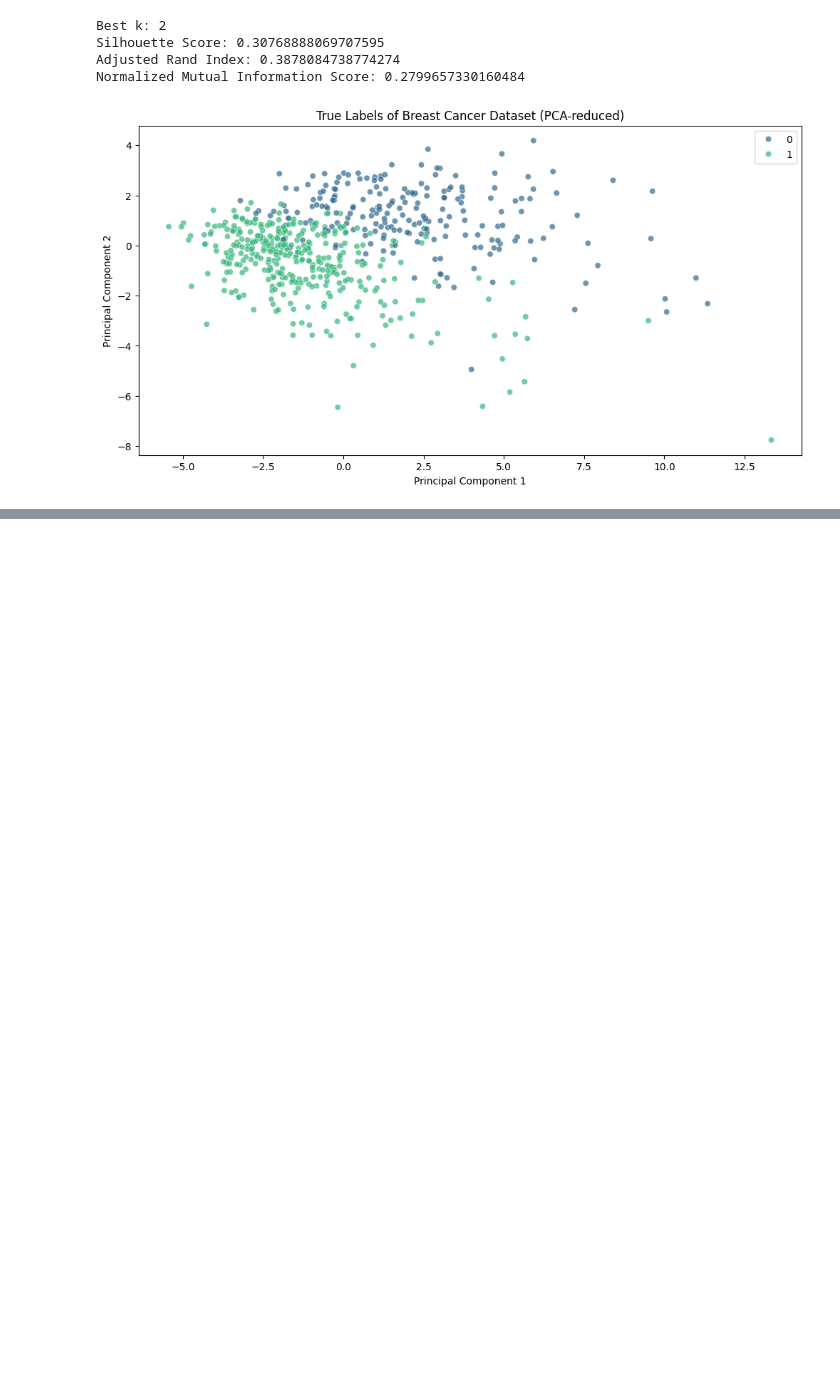
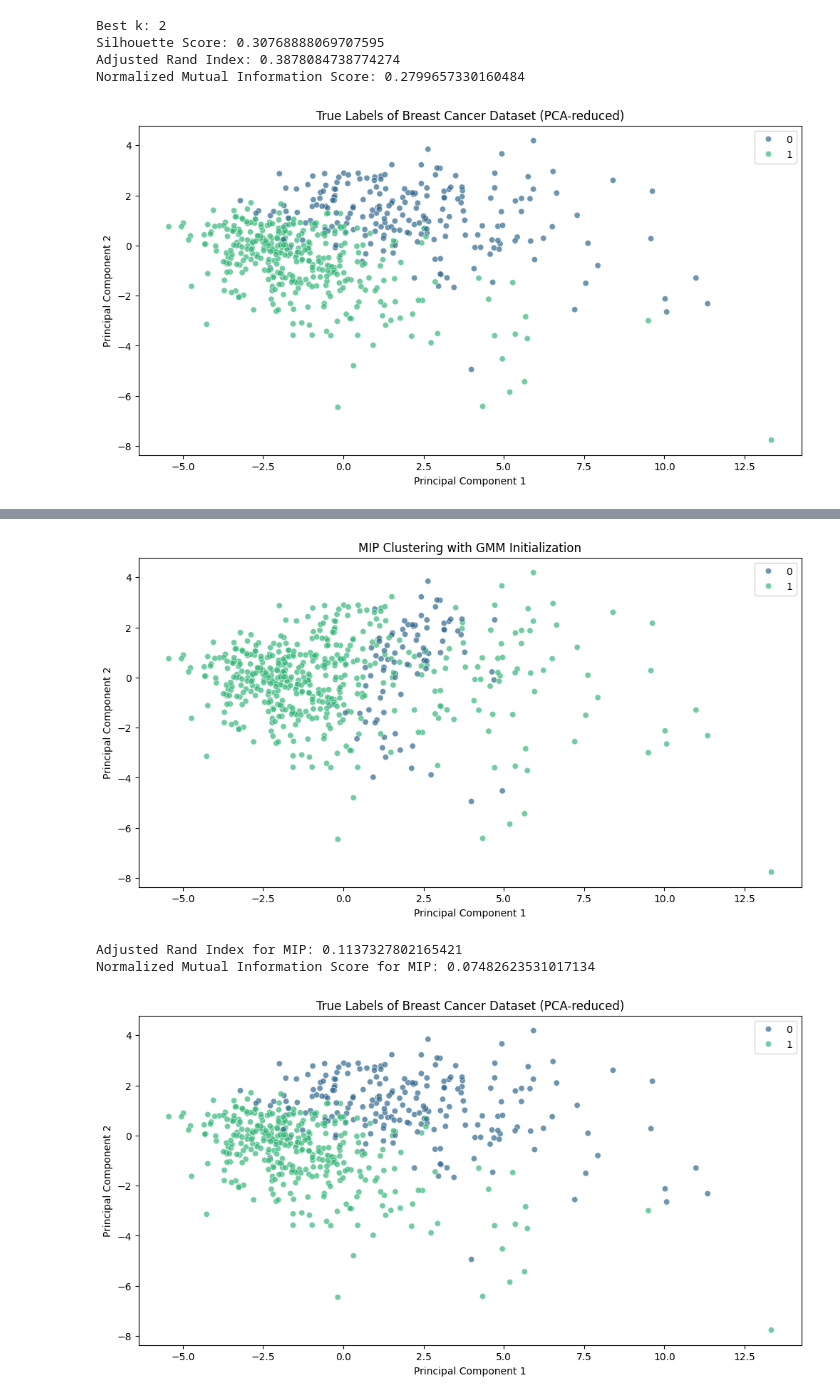
Before and after one commit to Theo951/Breast-cancer-classification, a Jupyter notebook: cancer_analysis.ipynb, the cells around one changed output, grey strips where cells are left out. Saved outputs shown, nothing was run; the diff lists cells and outputs as text; code cells hidden in the pictures; blank space fills up the shorter version.

```diff
--- a/cancer_analysis.ipynb
+++ b/cancer_analysis.ipynb
@@ -183,0 +235,18 @@ plot_clusters(X_pca, y, 'True Labels of Breast Cancer Dataset (PCA-reduced)')
+# %%
+# Visualization of MIP clustering results
+plot_clusters(X_pca, classification_gmm, 'MIP Clustering with GMM Initialization')
+
+# Evaluation metrics
+ari_mip = adjusted_rand_score(y, classification_gmm)
+nmi_mip = normalized_mutual_info_score(y, classification_gmm)
+
+print(f'Adjusted Rand Index for MIP: {ari_mip}')
+print(f'Normalized Mutual Information Score for MIP: {nmi_mip}')
+
+# Plot the true labels for comparison
+plot_clusters(X_pca, y, 'True Labels of Breast Cancer Dataset (PCA-reduced)')
+# %% [output]
+[figure, added]
+Adjusted Rand Index for MIP: 0.1137327802165421
+Normalized Mutual Information Score for MIP: 0.07482623531017134
+[figure, added]
```
Also changed, not shown: parts of 11 cells of this notebook, 1 other file.
